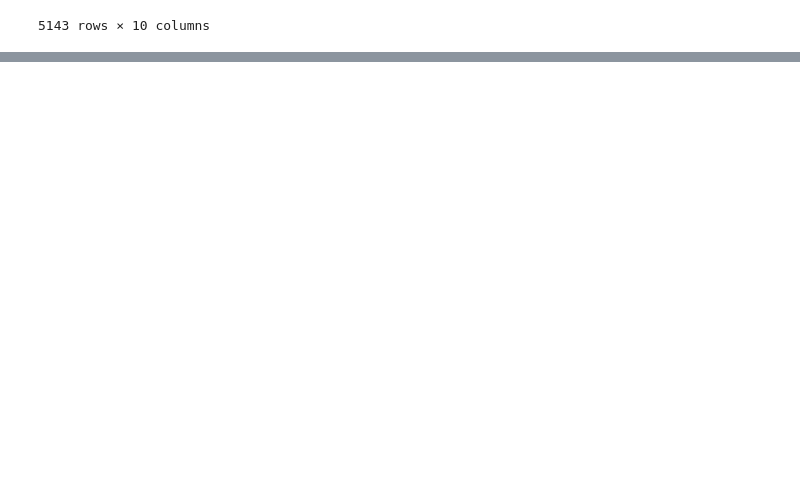
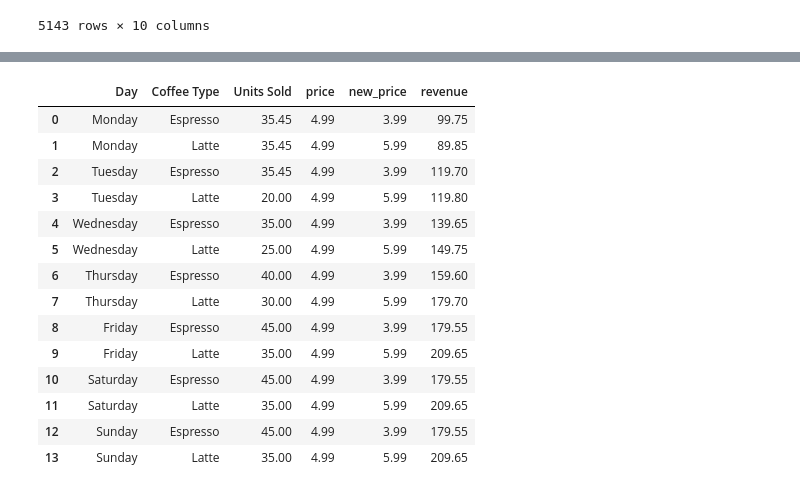
Before and after one commit to Koustavjr/PythonForML, a Jupyter notebook: 16-pandas/notes.ipynb, the cells around one changed output, grey strips where cells are left out. Cells and saved outputs as stored; diff of their text form; code cells hidden in the pictures; blank space fills up the shorter version.

```diff
--- a/16-pandas/notes.ipynb
+++ b/16-pandas/notes.ipynb
@@ -252,0 +266,3 @@ bios.query('born_country=="FRA"')
+# %%
+coffee['price']=4.99
+coffee.head()
@@ -252,0 +276,4 @@ bios.query('born_country=="FRA"')
+# %%
+import numpy as np
+coffee['new_price']=np.where(coffee['Coffee Type']=='Espresso',3.99,5.99)
+coffee
@@ -252,0 +336,3 @@ bios.query('born_country=="FRA"')
+# %%
+coffee['revenue']=coffee['Units Sold']*coffee['new_price']
+coffee.head()
@@ -252,0 +480,4 @@ bios.query('born_country=="FRA"')
+# %%
+coffee.loc[[0,1,2],'Units Sold']=np.nan
+coffee
+coffee.isna().sum() # no of nan values
@@ -252,0 +492,20 @@ bios.query('born_country=="FRA"')
+# %%
+# to fill nan
+coffee.fillna(5.00)
+coffee.fillna(np.round(coffee['Units Sold'].mean(),2))
+# %% [output]
+|  | Day | Coffee Type | Units Sold | price | new_price | revenue |
+| 0 | Monday | Espresso | 35.45 | 4.99 | 3.99 | 99.75 |
+| 1 | Monday | Latte | 35.45 | 4.99 | 5.99 | 89.85 |
+| 2 | Tuesday | Espresso | 35.45 | 4.99 | 3.99 | 119.70 |
+| 3 | Tuesday | Latte | 20.00 | 4.99 | 5.99 | 119.80 |
+| 4 | Wednesday | Espresso | 35.00 | 4.99 | 3.99 | 139.65 |
+| 5 | Wednesday | Latte | 25.00 | 4.99 | 5.99 | 149.75 |
+| 6 | Thursday | Espresso | 40.00 | 4.99 | 3.99 | 159.60 |
+| 7 | Thursday | Latte | 30.00 | 4.99 | 5.99 | 179.70 |
+| 8 | Friday | Espresso | 45.00 | 4.99 | 3.99 | 179.55 |
+| 9 | Friday | Latte | 35.00 | 4.99 | 5.99 | 209.65 |
+| 10 | Saturday | Espresso | 45.00 | 4.99 | 3.99 | 179.55 |
+| 11 | Saturday | Latte | 35.00 | 4.99 | 5.99 | 209.65 |
+| 12 | Sunday | Espresso | 45.00 | 4.99 | 3.99 | 179.55 |
+| 13 | Sunday | Latte | 35.00 | 4.99 | 5.99 | 209.65 |
```
Also changed, not shown: parts of 36 cells of this notebook, 2 other files.
